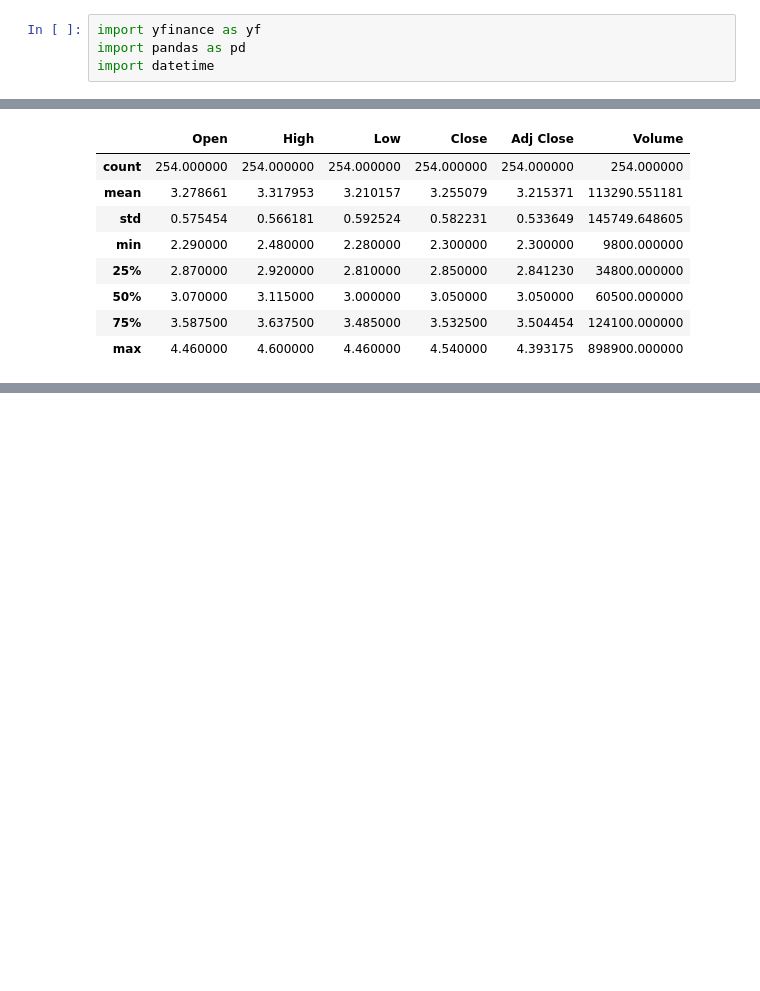
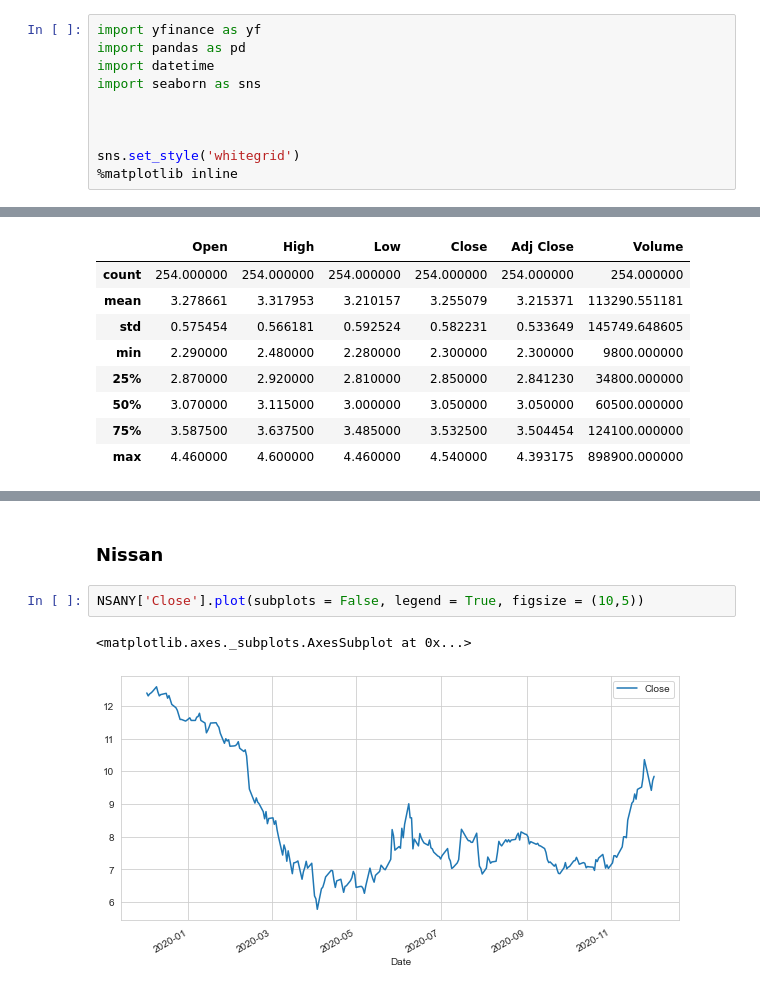
Before and after one commit to MattEgan660/JHU-Python-GroupProject, a Jupyter notebook: Yahoo Finance Data/AS_Manufacture.ipynb, the cells around one changed output, grey strips where cells are left out. Cells and saved outputs as stored; diff of their text form; blank space fills up the shorter version.

```diff
--- a/Yahoo Finance Data/AS_Manufacture.ipynb
+++ b/Yahoo Finance Data/AS_Manufacture.ipynb
@@ -4,6 +4,12 @@
 import yfinance as yf
 import pandas as pd
 import datetime
+import seaborn as sns
+
+
+
+sns.set_style('whitegrid')
+%matplotlib inline
 # %%
 # Create list of all companies we want records for.
 AS_Stock_list = ['NSANY', 'HMC', 'TM', 'HYMTF', 'MZDAY' ]
@@ -114,3 +120,10 @@ final_as_df
 | 2020-12-01 | Mazda | 3.09 | 3.09 | 2.99 | 3.02 | 3.02 | 183600 |
 | 2020-12-02 | Mazda | 3.10 | 3.10 | 3.00 | 3.02 | 3.02 | 35400 |
 1270 rows × 7 columns
+# %% [markdown]
+### Nissan
+# %%
+NSANY['Close'].plot(subplots = False, legend = True, figsize = (10,5))
+# %% [output]
+<matplotlib.axes._subplots.AxesSubplot at 0x...>
+[figure, added]
```
Also changed, not shown: parts of 8 cells of this notebook.
